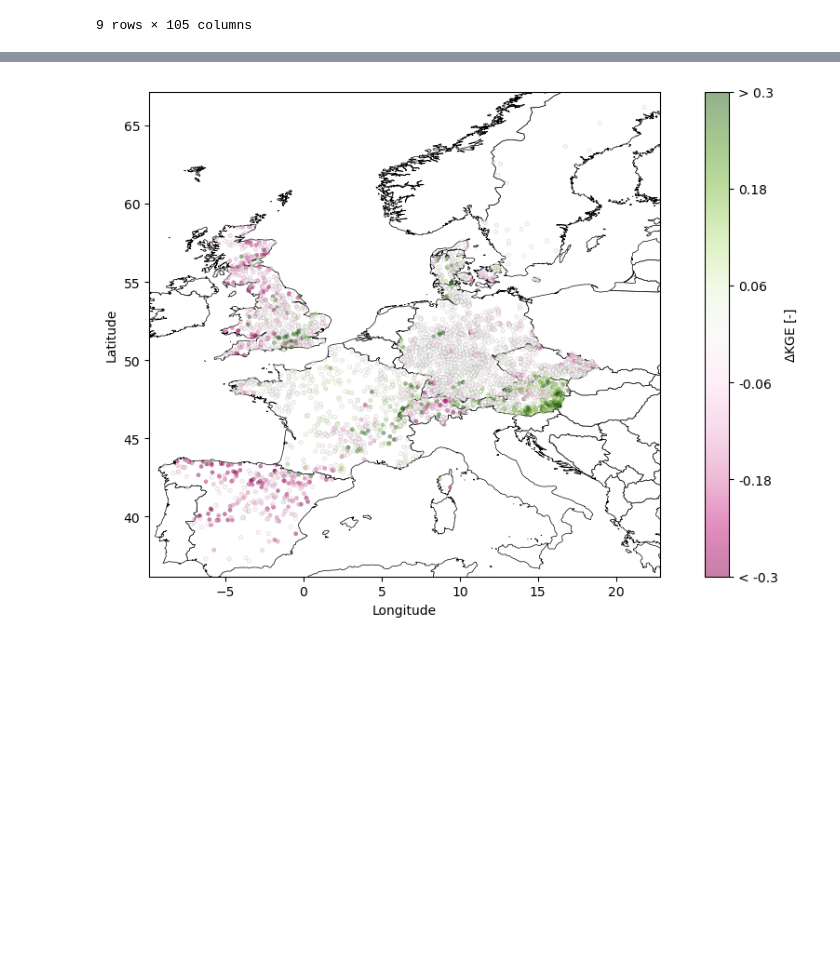
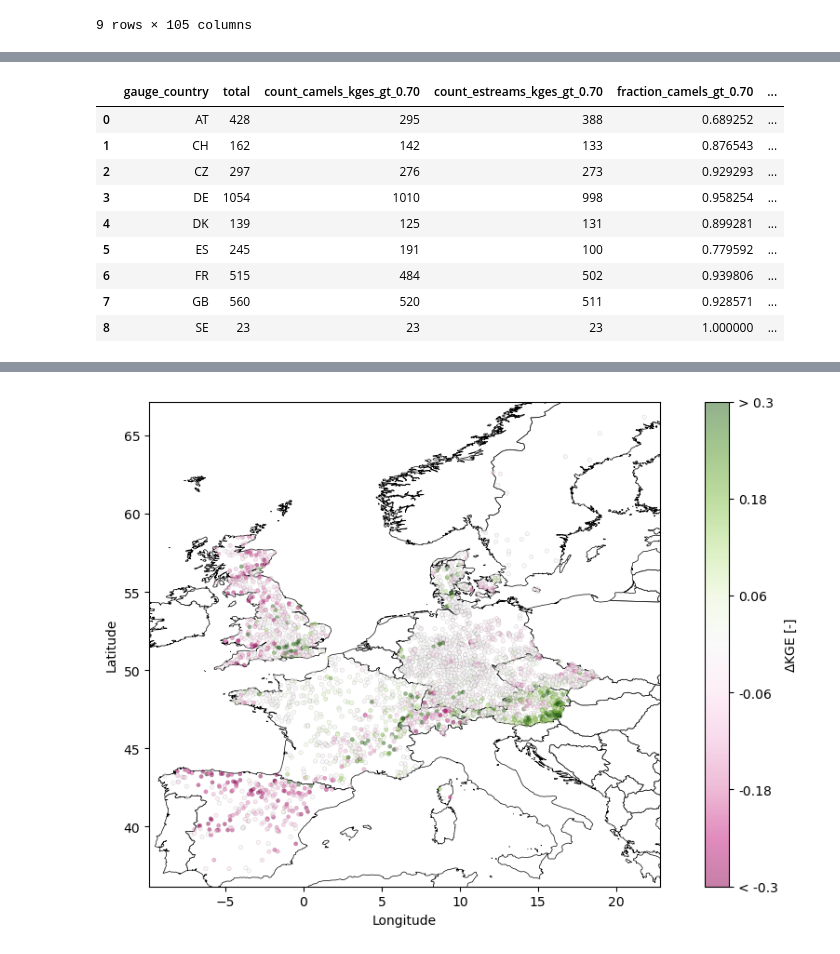
Before and after one commit to thiagovmdon/EOBS-quality, a Jupyter notebook: code/Paper_Quality_EOBS_d_exploring_results.ipynb, the cells around one changed output, grey strips where cells are left out. Cells and saved outputs as stored; diff of their text form; code cells hidden in the pictures; blank space fills up the shorter version.

```diff
--- a/code/Paper_Quality_EOBS_d_exploring_results.ipynb
+++ b/code/Paper_Quality_EOBS_d_exploring_results.ipynb
@@ -418,0 +440,48 @@ network_basins
+# %%
+# Count of camels_kges > 0.70 per country
+count_camels_gt_070 = (
+    network_basins[network_basins["camels_kges"] > 0.70]
+    .groupby("gauge_country")
+    .size()
+    .reset_index(name="count_camels_kges_gt_0.70")
+)
+
+# Count of estreams_kge > 0.70 per country
+count_streams_gt_070 = (
+    network_basins[network_basins["estreams_kges"] > 0.70]
+    .groupby("gauge_country")
+    .size()
+    .reset_index(name="count_estreams_kges_gt_0.70")
+)
+
+# Total basins per country
+total_per_country = network_basins.groupby("gauge_country").size().reset_index(name="total")
+
+# Merge all into one stats table
+stats = (
+    total_per_country
+    .merge(count_camels_gt_070, on="gauge_country", how="left")
+    .merge(count_streams_gt_070, on="gauge_country", how="left")
+)
+
+# Fill NaNs with 0
+stats[["count_camels_kges_gt_0.70", "count_estreams_kges_gt_0.70"]] = stats[
+    ["count_camels_kges_gt_0.70", "count_estreams_kges_gt_0.70"]
+].fillna(0).astype(int)
+
+# Add proportions
+stats["fraction_camels_gt_0.70"] = stats["count_camels_kges_gt_0.70"] / stats["total"]
+stats["fraction_estreams_gt_0.70"] = stats["count_estreams_kges_gt_0.70"] / stats["total"]
+
+stats
+# %% [output]
+|  | gauge_country | total | count_camels_kges_gt_0.70 | count_estreams_kges_gt_0.70 | fraction_camels_gt_0.70 | ... |
+| 0 | AT | 428 | 295 | 388 | 0.689252 | ... |
+| 1 | CH | 162 | 142 | 133 | 0.876543 | ... |
+| 2 | CZ | 297 | 276 | 273 | 0.929293 | ... |
+| 3 | DE | 1054 | 1010 | 998 | 0.958254 | ... |
+| 4 | DK | 139 | 125 | 131 | 0.899281 | ... |
+| 5 | ES | 245 | 191 | 100 | 0.779592 | ... |
+| 6 | FR | 515 | 484 | 502 | 0.939806 | ... |
+| 7 | GB | 560 | 520 | 511 | 0.928571 | ... |
+| 8 | SE | 23 | 23 | 23 | 1.000000 | ... |
```
Also changed, not shown: parts of 25 cells of this notebook, 13 other files.
